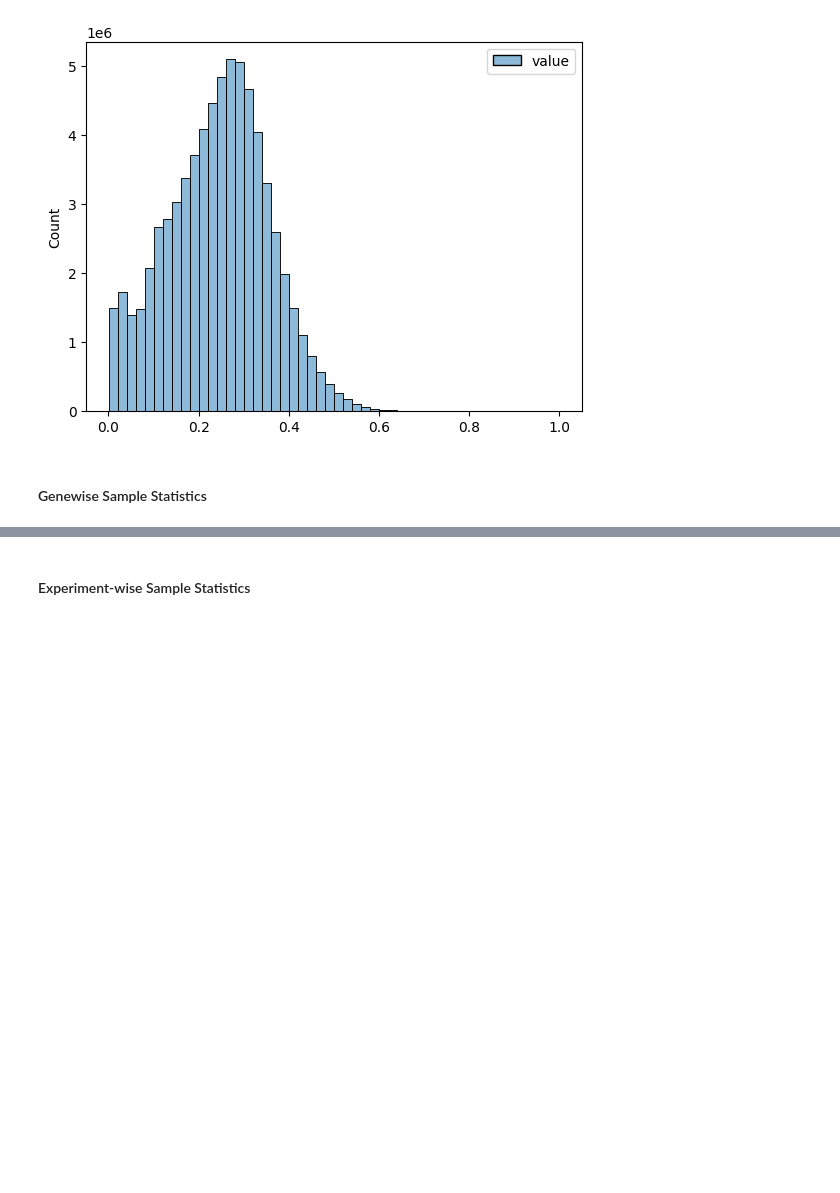
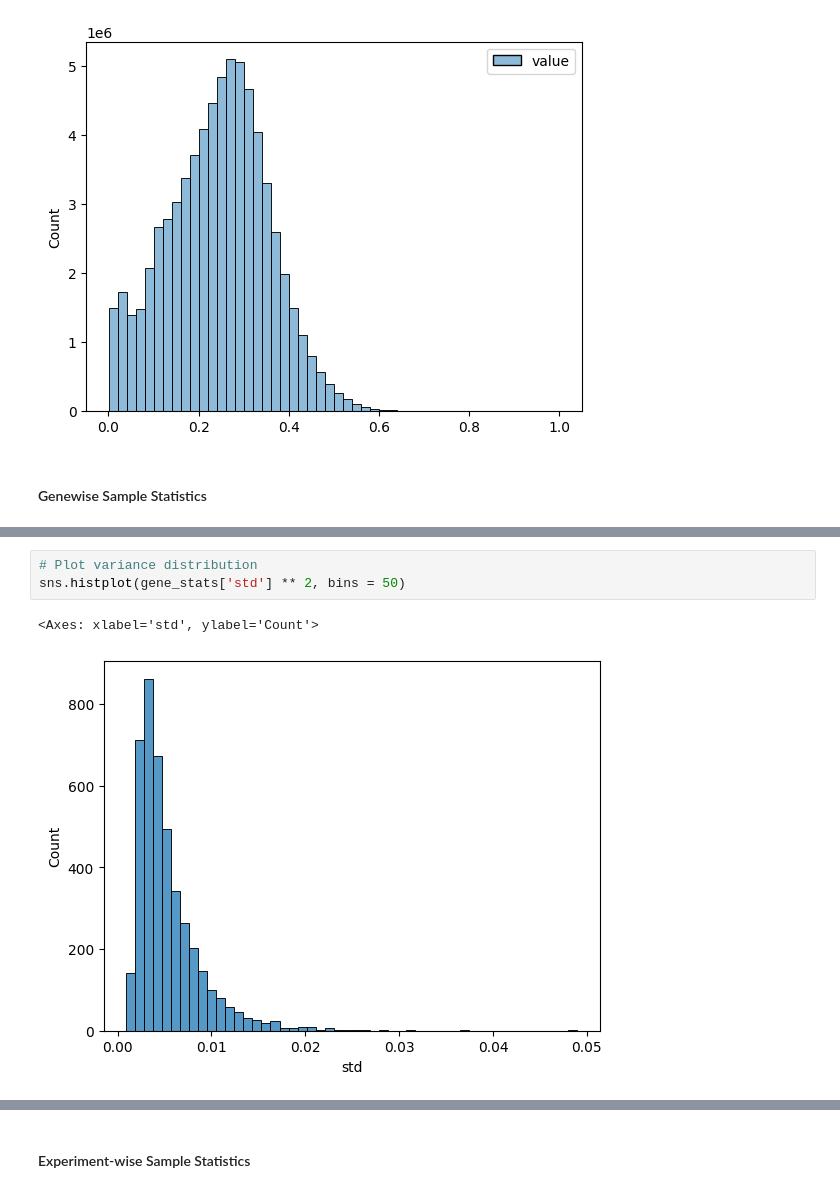
Before and after one commit to Mukundan-T/seqADAGE, a Jupyter notebook: Py/muk_transfer_learning/Mukundan_sA_ecmg_tl.ipynb, the cells around one changed output, grey strips where cells are left out. Drawn from its saved outputs; the diff is of its cells as text; blank space fills up the shorter version.

```diff
--- a/Py/muk_transfer_learning/Mukundan_sA_ecmg_tl.ipynb
+++ b/Py/muk_transfer_learning/Mukundan_sA_ecmg_tl.ipynb
@@ -140,0 +131,6 @@ plt.axvline(0.1, color='red')
+# %%
+# Plot variance distribution
+sns.histplot(gene_stats['std'] ** 2, bins = 50)
+# %% [output]
+<Axes: xlabel='std', ylabel='Count'>
+[figure, added]
```
Also changed, not shown: parts of 16 cells of this notebook.
